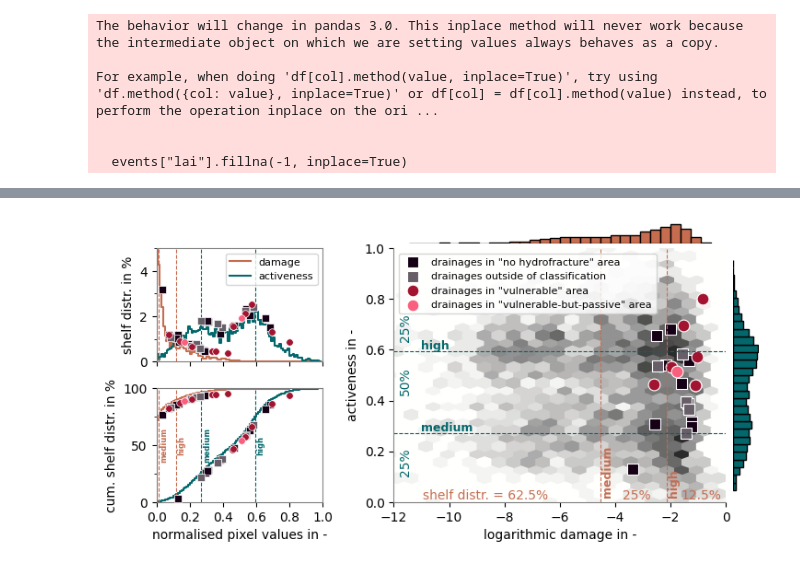
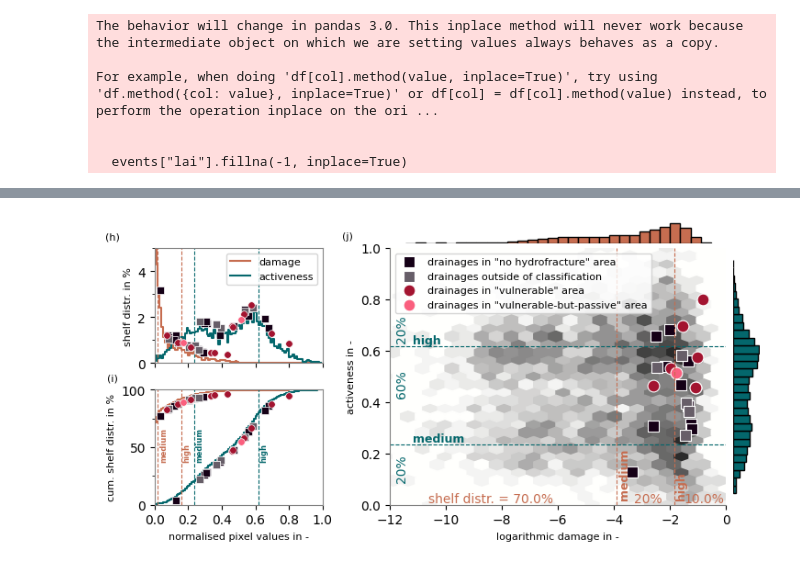
Before and after one commit to js-chemE/HydrofractureShackleton_2023, a Jupyter notebook: plot_figures/figure02.ipynb, the cells around one changed output, grey strips where cells are left out. Saved outputs shown, nothing was run; the diff lists cells and outputs as text; code cells hidden in the pictures.

```diff
--- a/plot_figures/figure02.ipynb
+++ b/plot_figures/figure02.ipynb
@@ -36,6 +36,10 @@ drainages_folder = os.path.join(
 lake_extent_path = os.path.join(
     base_directory, "03_cleaned", "lake_extents", "lakes_extent.shp"
 )
+lima_folder = os.path.join(
+    base_directory, "01_raw", "LIMA"
+)
+
 
 coastline_folder = os.path.join(
     base_directory, "01_raw", "greene2022_coastlines"
@@ -83,7 +87,7 @@ ymax = -0.215e6
 ymin = -0.591e6
 ymax_z, ymin_z = -0.34e6, -0.50e6
 deltay_zoomed = abs(ymax_z - ymin_z)
-deltax_zoomed = 0.8 * deltay_zoomed
+deltax_zoomed = 0.66 * deltay_zoomed
 xmin_z = 2.54e6
 xmax_z = xmin_z + deltax_zoomed
 
@@ -202,7 +206,7 @@ for i_year, year in enumerate(years):
 
 dmg_results = []
 for dmg in dmgs:
-    res = app.dmg.categorize(dmg, number_bins=8, medium=5, high=7)
+    res = app.dmg.categorize(dmg, number_bins=10, medium=7, high=9)
     dmg_results.append(res)
 
 dmg_limit_medium = float(np.array([res["medium"]["limits"][0] for res in dmg_results]).mean())
@@ -233,7 +237,7 @@ for i_year, year in enumerate(years):
 
 act_results = []
 for act in acts:
-    res = app.dmg.categorize(act, number_bins=8, medium=2, high=6)
+    res = app.dmg.categorize(act, number_bins=10, medium=2, high=8)
     act_results.append(res)
 
 act_limit_medium = float(np.array([res["medium"]["limits"][0] for res in act_results]).mean())
@@ -724,9 +831,17 @@ ax_hex.spines['top'].set_visible(False)
 
 ax_hex.set_xlim(-12, 0)
 ax_hex.set_ylim(0, 1)
-ax_hex.set_xlabel("logarithmic damage in -")
-ax_hex.set_ylabel("activeness in -")
-
+ax_hex.set_xlabel("logarithmic damage in -", fontsize=8)
+ax_hex.set_ylabel("activeness in -", fontsize=8)
+fig.text(
+        1.15, 1.1, "(j)",
+        transform=ax_hist.transAxes,
+        fontsize=8,
+        ha='center',
+        va='center',
+        color='black',
+        zorder=21
+    )
 # Scatter points
 ax_hex.scatter(np.log(events_lai_no["dmg"]), events_lai_no["act"], marker='s',
                facecolor=lai_no_color, edgecolors='white', lw=0.8, s=85, label ='drainages in "no hydrofracture" area')
@@ -740,14 +855,14 @@ ax_hex.legend(loc='upper left', fontsize=8, frameon=True)
 
 
 x_act_label = -11.8
-x_act_label1 = -11
+x_act_label1 = -11.2
 ax_hex.axhline(y=act_limit_medium, color=color_act, linestyle='--', lw=0.8, label='medium activeness limit')
 ax_hex.axhline(y=act_limit_high, color=color_act, linestyle='--', lw=0.8, label='high activeness limit')
 ax_hex.text(x_act_label1, act_limit_medium + 0.01, 'medium', color=color_act, fontsize=9, ha='left', fontweight='bold')
 ax_hex.text(x_act_label1, act_limit_high + 0.01, 'high', color=color_act, fontsize=9, ha='left', fontweight='bold')
 ax_hex.text(x_act_label, (act_limit_medium - 0) / 2.4 + 0, f"{act_fractions[0]*100:.0f}%", color=color_act, fontsize=10, ha='left', rotation=90)
 ax_hex.text(x_act_label, (act_limit_high - act_limit_medium) / 2 + act_limit_medium, f"{act_fractions[1]*100:.0f}%", color=color_act, fontsize=10, ha='left', rotation=90)
-ax_hex.text(x_act_label, (1 - act_limit_high) / 8 + act_limit_high, f"{act_fractions[2]*100:.0f}%", color=color_act, fontsize=10, ha='left', rotation=90)
+ax_hex.text(x_act_label, (1 - act_limit_high) / 14 + act_limit_high, f"{act_fractions[2]*100:.0f}%", color=color_act, fontsize=10, ha='left', rotation=90)
 
 y_dmg_label = 0.03
 ax_hex.axvline(x=np.log(dmg_limit_medium), color=color_dmg, linestyle='--', lw=0.8, label='medium damage limit')
@@ -806,49 +921,67 @@ ax_hist.axvline(x=act_limit_medium, color=color_act, linestyle='--', lw=0.8)
 ax_hist.axvline(x=act_limit_high, color=color_act, linestyle='--', lw=0.8)
 ax_hist.set_xlim(0, 1)
 ax_hist.set_ylim(0, 5)
-ax_hist.set_ylabel("shelf distr. in %")
+ax_hist.set_ylabel("shelf distr. in %", fontsize=8)
 ax_hist.tick_params(labelbottom=False)
 ax_hist.xaxis.set_major_locator(MultipleLocator(0.2))
 ax_hist.yaxis.set_major_locator(MultipleLocator(2))
 ax_hist.yaxis.set_minor_locator(AutoMinorLocator(2))
 ax_hist.legend(loc = 'upper right', fontsize=8, frameon=True)
+fig.text(
+        -0.25, 1.1, "(h)",
+        transform=ax_hist.transAxes,
+        fontsize=8,
+        ha='center',
+        va='center',
+        color='black',
+        zorder=21
+    )
 
 # Histgram
 ax_hist_cum.step(dmg_bins, np.cumsum(dmg_counts) * 100, color=color_dmg, lw=1.5, label='damage')
 ax_hist_cum.step(act_bins, np.cumsum(act_counts) * 100, color=color_act, lw=1.5, label='activeness')
 for (df, color, m) in zip(
     [events_lai_no, events_lai_nan, events_lai_vul, events_passive],
     [lai_no_color, lai_nan_color, lai_vulnerable_color, fuerst_color],
     ["s", "s", "o", "o"]):
-    ax_hist_cum.scatter(df["act"], np.interp(df["act"], act_bins, np.cumsum(act_counts) * 100 ) - 3.5, marker=m, s=ms, color=color, edgecolors='white', lw=0.5, zorder = 10, clip_on=False)
-    ax_hist_cum.scatter(df["dmg"], np.interp(df["dmg"], dmg_bins, np.cumsum(dmg_counts) * 100 ) - 3.5, marker=m, s=ms, color=color, edgecolors='white', lw=0.5, zorder = 10, clip_on=False)
+    ax_hist_cum.scatter(df["act"], np.interp(df["act"], act_bins, np.cumsum(act_counts) * 100 ) - 3, marker=m, s=ms, color=color, edgecolors='white', lw=0.5, zorder = 10, clip_on=False)
+    ax_hist_cum.scatter(df["dmg"], np.interp(df["dmg"], dmg_bins, np.cumsum(dmg_counts) * 100 ) - 3, marker=m, s=ms, color=color, edgecolors='white', lw=0.5, zorder = 10, clip_on=False)
 ax_hist_cum.axvline(x=dmg_limit_medium, color=color_dmg, linestyle='--', lw=0.8)
 ax_hist_cum.axvline(x=dmg_limit_high, color=color_dmg, linestyle='--', lw=0.8)
 ax_hist_cum.axvline(x=act_limit_medium, color=color_act, linestyle='--', lw=0.8)
 ax_hist_cum.axvline(x=act_limit_high, color=color_act, linestyle='--', lw=0.8)
-ax_hist_cum.text(x = act_limit_medium + 0.01, y = 50, s = "medium", color=color_act, fontsize=6, ha='left', va = "center", rotation=90, fontweight='bold')
-ax_hist_cum.text(x = act_limit_high + 0.01, y = 50, s = "high", color=color_act, fontsize=6, ha='left', va = "center", rotation=90, fontweight='bold')
-ax_hist_cum.text(x = dmg_limit_medium + 0.01, y = 50, s = "medium", color=color_dmg, fontsize=6, ha='left', va = "center", rotation=90, fontweight='bold')
-ax_hist_cum.text(x = dmg_limit_high + 0.01, y = 50, s = "high", color=color_dmg, fontsize=6, ha='left', va = "center", rotation=90, fontweight='bold')
+ax_hist_cum.text(x = act_limit_medium + 0.01, y = 37, s = "medium", color=color_act, fontsize=6, ha='left', va = "bottom", rotation=90, fontweight='bold')
+ax_hist_cum.text(x = act_limit_high + 0.01, y = 37, s = "high", color=color_act, fontsize=6, ha='left', va = "bottom", rotation=90, fontweight='bold')
+ax_hist_cum.text(x = dmg_limit_medium + 0.01, y = 37, s = "medium", color=color_dmg, fontsize=6, ha='left', va = "bottom", rotation=90, fontweight='bold')
+ax_hist_cum.text(x = dmg_limit_high + 0.01, y = 37, s = "high", color=color_dmg, fontsize=6, ha='left', va = "bottom", rotation=90, fontweight='bold')
 ax_hist_cum.set_xlim(0, 1)
 ax_hist_cum.set_ylim(0, 100)
-ax_hist_cum.set_ylabel("cum. shelf distr. in %")
-ax_hist_cum.set_xlabel("normalised pixel values in -")
+ax_hist_cum.set_ylabel("cum. shelf distr. in %", fontsize=8)
+ax_hist_cum.set_xlabel("normalised pixel values in -", fontsize=8)
 ax_hist_cum.xaxis.set_major_locator(MultipleLocator(0.2))
 ax_hist_cum.yaxis.set_major_locator(MultipleLocator(50))
 ax_hist_cum.yaxis.set_minor_locator(AutoMinorLocator(2))
+fig.text(
+        -0.25, 1.1, "(i)",
+        transform=ax_hist_cum.transAxes,
+        fontsize=8,
+        ha='center',
+        va='center',
+        color='black',
+        zorder=21
+    )
 
 # Settings
 for ax in [ax_hist, ax_hist_cum, ax_hex]:
     ax.spines["bottom"].set_color("gray")
     ax.spines["top"].set_color("gray")
     ax.spines["left"].set_color("gray")
     ax.spines["right"].set_color("gray")
 
 # Save
 plt.tight_layout()
 fig.savefig(os.path.join(figure_folder, "figure_02c.png"), dpi=300, bbox_inches='tight')
 fig.savefig(os.path.join(figure_folder, "figure_02c.pdf"), dpi=300, bbox_inches='tight')
 plt.show()
 # %% [output]
-[figure, old version]
+[figure, new version]
```
Also changed, not shown: parts of 2 cells of this notebook, 4 other files.
